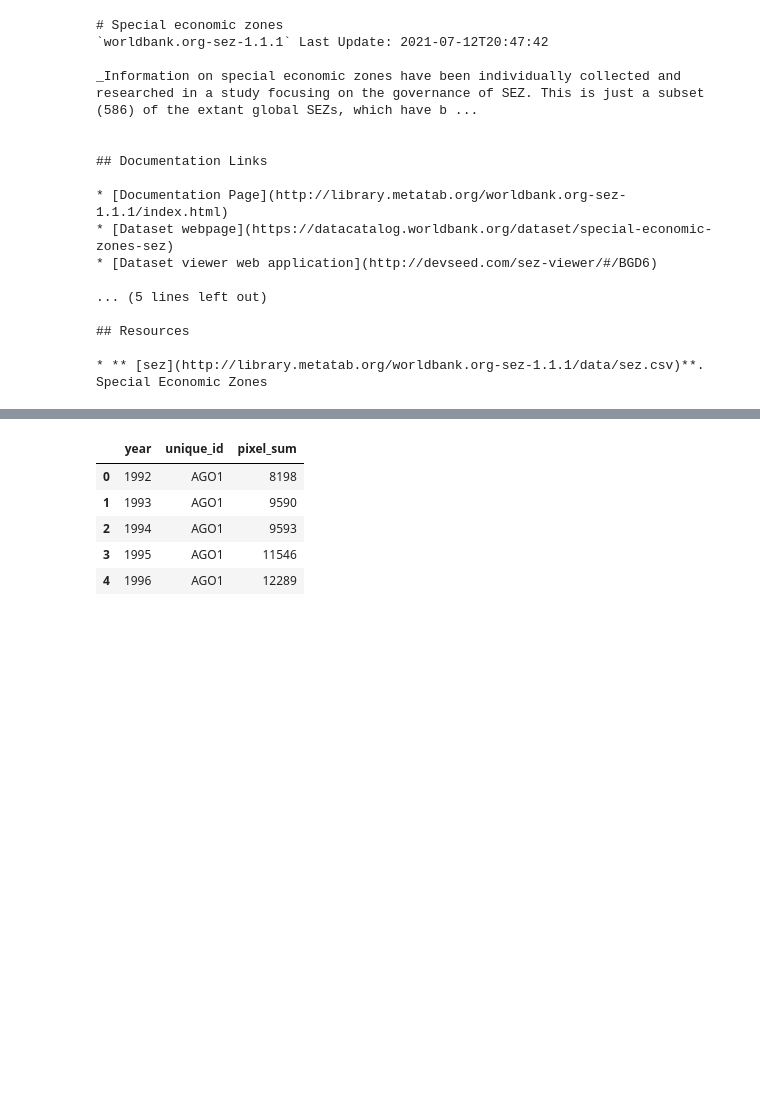
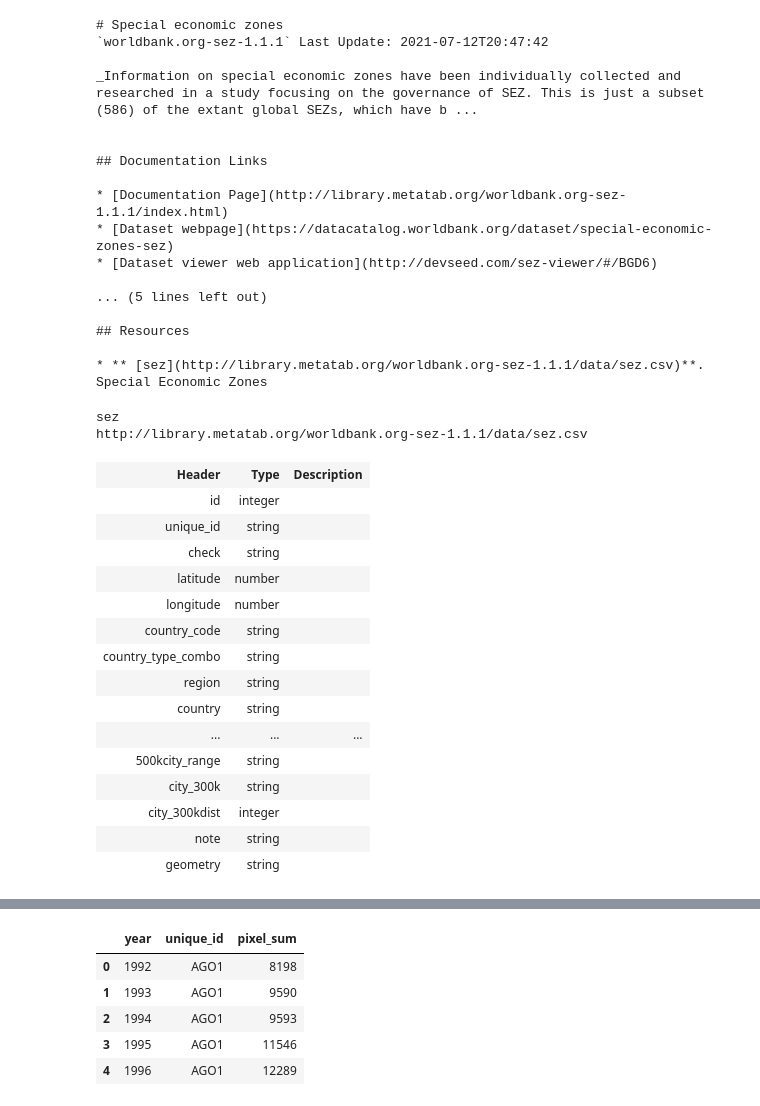
Before and after one commit to sandiegodata-projects/chartercitiesinstitute.org-sez, a Jupyter notebook: notebooks/ericbusboom/Circular Patches.ipynb, the cells around one changed output, grey strips where cells are left out. Saved outputs shown, nothing was run; the diff lists cells and outputs as text; code cells hidden in the pictures; blank space fills up the shorter version.

```diff
--- a/notebooks/ericbusboom/Circular Patches.ipynb
+++ b/notebooks/ericbusboom/Circular Patches.ipynb
@@ -46,6 +46,27 @@ _Information on special economic zones have been individually collected and rese
 ## Resources
 
 * ** [sez](http://library.metatab.org/worldbank.org-sez-1.1.1/data/sez.csv)**. Special Economic Zones
+# %%
+sez_p.resource('sez')
+# %% [output]
+sez
+http://library.metatab.org/worldbank.org-sez-1.1.1/data/sez.csv
+| Header | Type | Description |
+| id | integer |  |
+| unique_id | string |  |
+| check | string |  |
+| latitude | number |  |
+| longitude | number |  |
+| country_code | string |  |
+| country_type_combo | string |  |
+| region | string |  |
+| country | string |  |
+| ... | ... | ... |
+| 500kcity_range | string |  |
+| city_300k | string |  |
+| city_300kdist | integer |  |
+| note | string |  |
+| geometry | string |  |
 # %%
 
 # Create Dataframes
```
Also changed, not shown: parts of 10 cells of this notebook, 3 other files.
